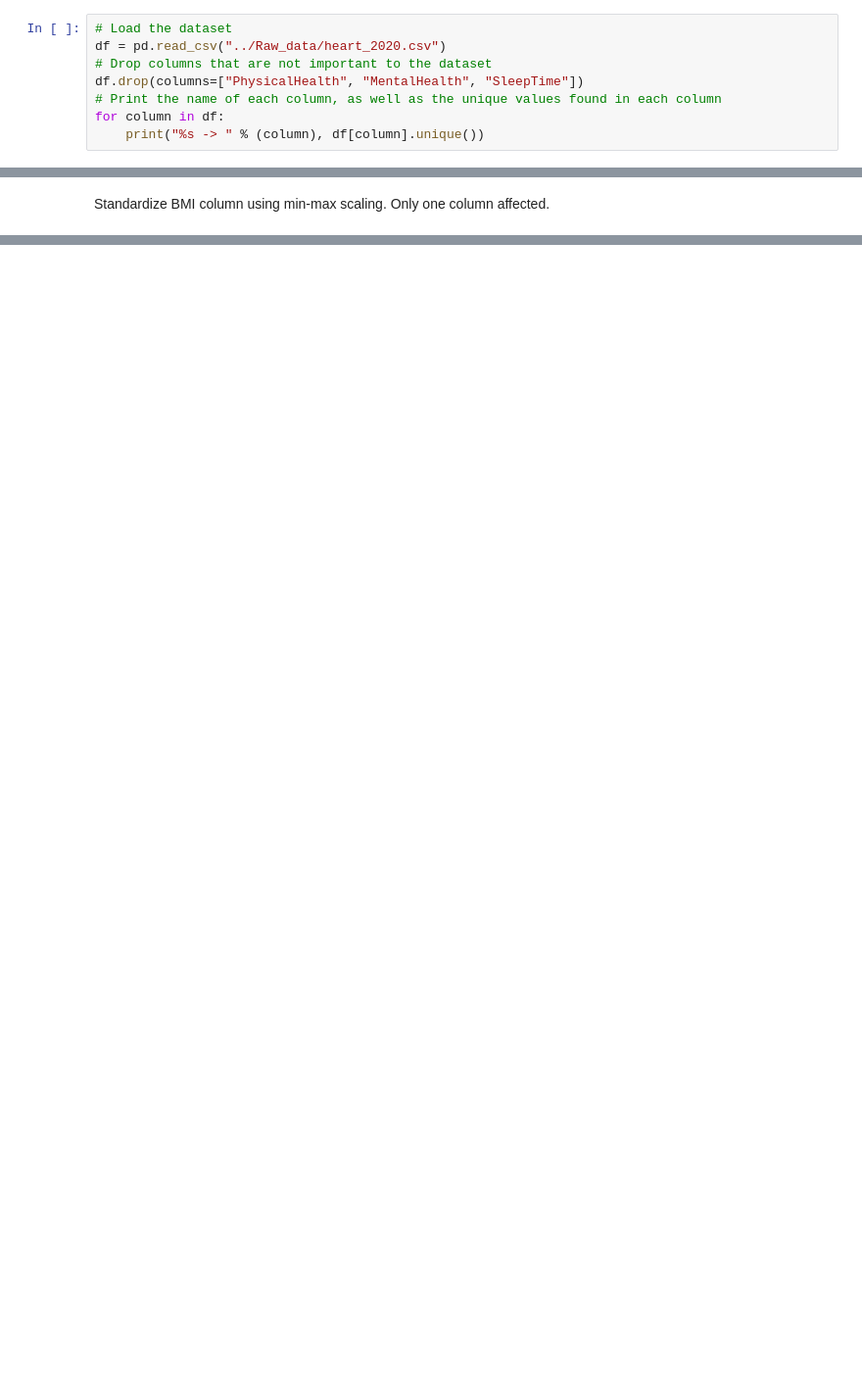
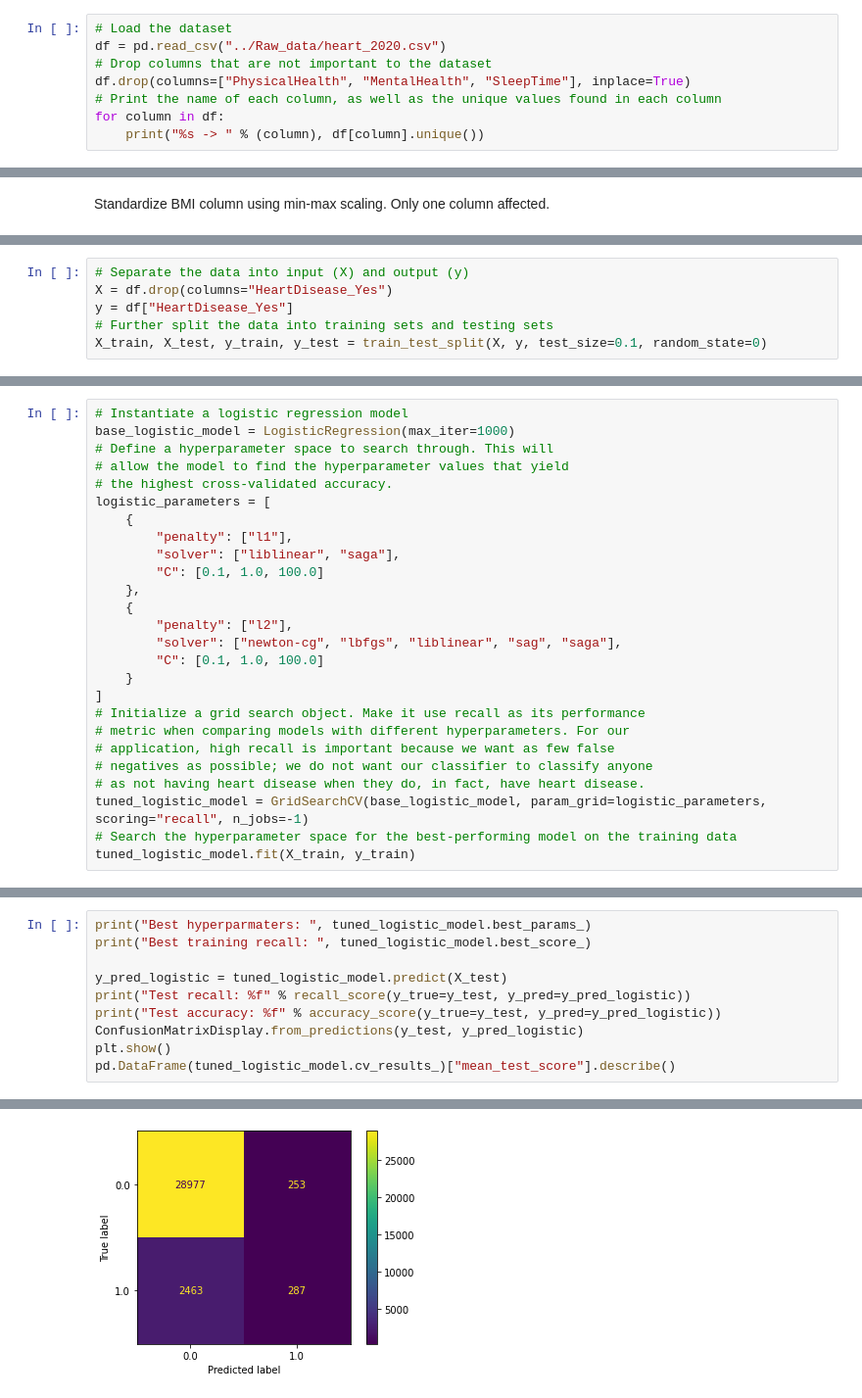
Before and after one commit to Imperator-M/Heart-Disease-ML-Project, a Jupyter notebook: Notebook/Heart_disease_group_project.ipynb, the cells around one changed output, grey strips where cells are left out. Shown at 98% size. Cells and saved outputs as stored; diff of their text form; blank space fills up the shorter version.

Commit message:
initial simple model results

```diff
--- a/Notebook/Heart_disease_group_project.ipynb
+++ b/Notebook/Heart_disease_group_project.ipynb
@@ -9,7 +22,7 @@ from sklearn.preprocessing import minmax_scale
 # Load the dataset
 df = pd.read_csv("../Raw_data/heart_2020.csv")
 # Drop columns that are not important to the dataset
-df.drop(columns=["PhysicalHealth", "MentalHealth", "SleepTime"])
+df.drop(columns=["PhysicalHealth", "MentalHealth", "SleepTime"], inplace=True)
 # Print the name of each column, as well as the unique values found in each column
 for column in df:
     print("%s -> " % (column), df[column].unique())
@@ -117,0 +149,6 @@ print(df.head(1))
+# %%
+# Separate the data into input (X) and output (y)
+X = df.drop(columns="HeartDisease_Yes")
+y = df["HeartDisease_Yes"]
+# Further split the data into training sets and testing sets
+X_train, X_test, y_train, y_test = train_test_split(X, y, test_size=0.1, random_state=0)
@@ -117,0 +157,26 @@ print(df.head(1))
+# %%
+# Instantiate a logistic regression model
+base_logistic_model = LogisticRegression(max_iter=1000)
+# Define a hyperparameter space to search through. This will
+# allow the model to find the hyperparameter values that yield
+# the highest cross-validated accuracy.
+logistic_parameters = [
+    {
+        "penalty": ["l1"],
+        "solver": ["liblinear", "saga"],
+        "C": [0.1, 1.0, 100.0]
+    },
+    {
+        "penalty": ["l2"],
+        "solver": ["newton-cg", "lbfgs", "liblinear", "sag", "saga"],
+        "C": [0.1, 1.0, 100.0]
+    }
+]
+# Initialize a grid search object. Make it use recall as its performance
+# metric when comparing models with different hyperparameters. For our
+# application, high recall is important because we want as few false
+# negatives as possible; we do not want our classifier to classify anyone
+# as not having heart disease when they do, in fact, have heart disease.
+tuned_logistic_model = GridSearchCV(base_logistic_model, param_grid=logistic_parameters, scoring="recall", n_jobs=-1)
+# Search the hyperparameter space for the best-performing model on the training data
+tuned_logistic_model.fit(X_train, y_train)
@@ -117,0 +191,11 @@ print(df.head(1))
+# %%
+print("Best hyperparmaters: ", tuned_logistic_model.best_params_)
+print("Best training recall: ", tuned_logistic_model.best_score_)
+
+y_pred_logistic = tuned_logistic_model.predict(X_test)
+print("Test recall: %f" % recall_score(y_true=y_test, y_pred=y_pred_logistic))
+print("Test accuracy: %f" % accuracy_score(y_true=y_test, y_pred=y_pred_logistic))
+ConfusionMatrixDisplay.from_predictions(y_test, y_pred_logistic)
+plt.show()
+pd.DataFrame(tuned_logistic_model.cv_results_)["mean_test_score"].describe()
+# %% [output]
@@ -117,0 +206 @@ print(df.head(1))
+[figure, added]
```
Also changed, not shown: parts of 20 cells of this notebook.
